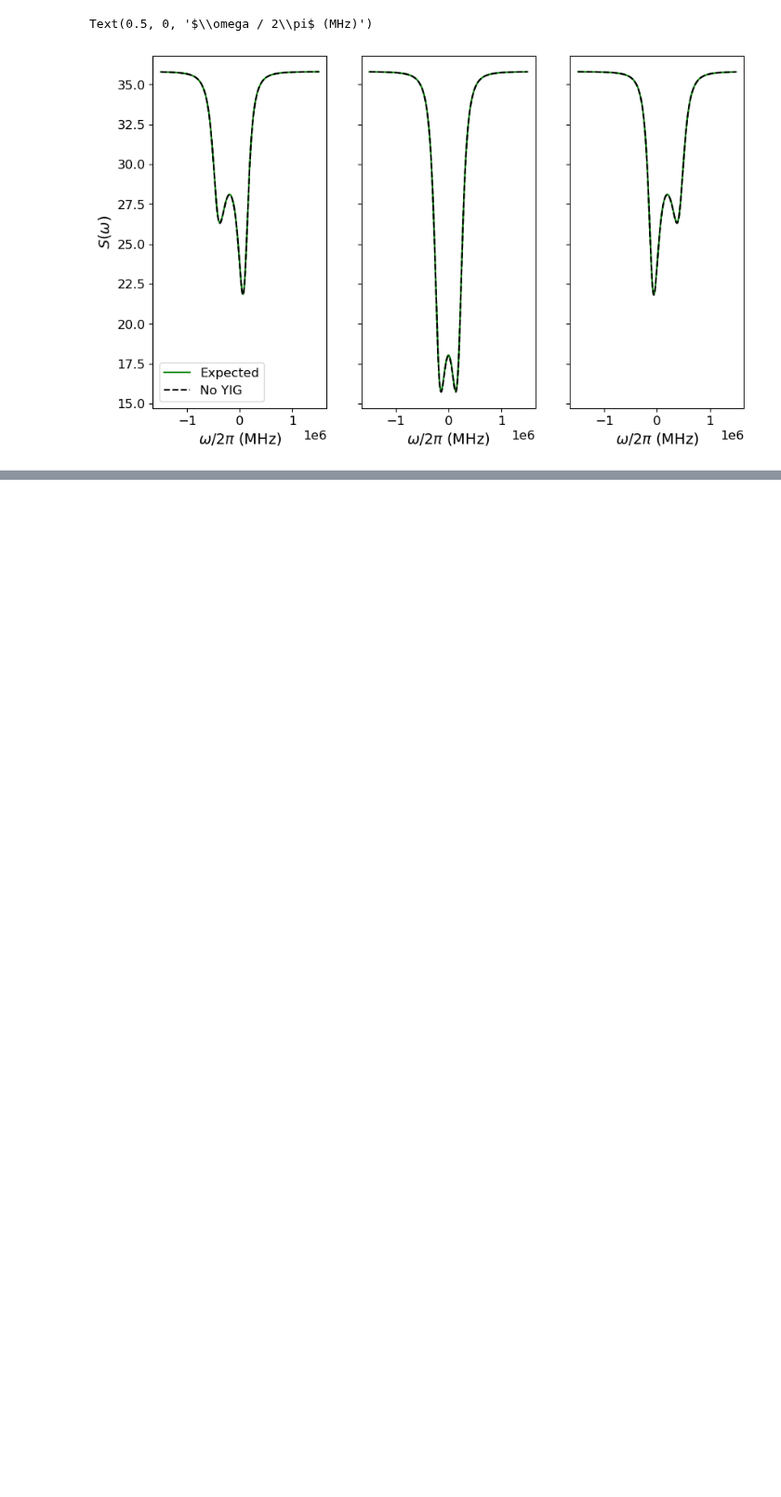
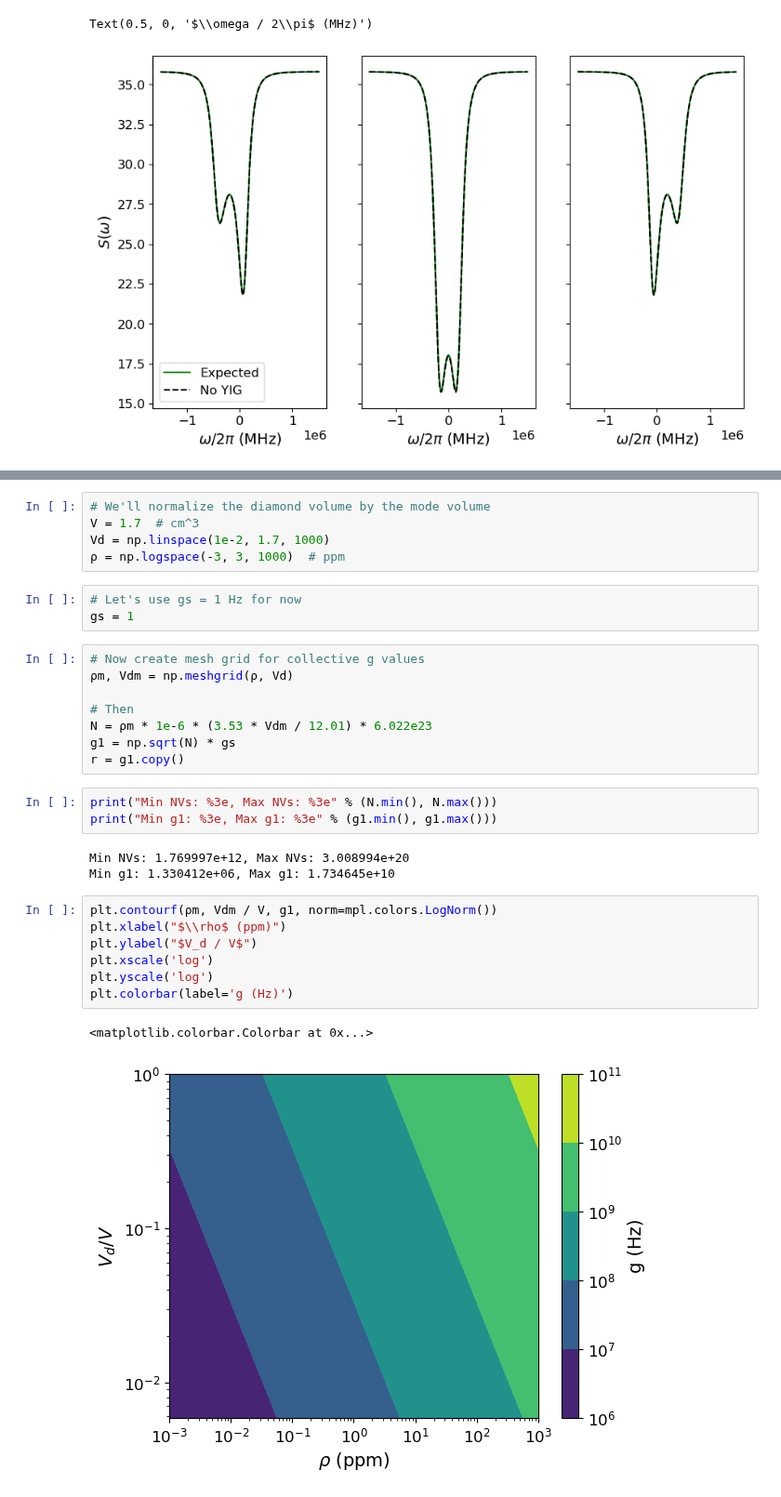
Before and after one commit to jleamer/mode_cooling, a Jupyter notebook: yig_nv_cooling.ipynb, the cells around one changed output, grey strips where cells are left out. Shown at 93% size. Saved outputs shown, nothing was run; the diff lists cells and outputs as text; blank space fills up the shorter version.

```diff
--- a/yig_nv_cooling.ipynb
+++ b/yig_nv_cooling.ipynb
@@ -386,0 +502,32 @@ Text(0.5, 0, '$\\omega / 2\\pi$ (MHz)')
+# %%
+# We'll normalize the diamond volume by the mode volume
+V = 1.7  # cm^3
+Vd = np.linspace(1e-2, 1.7, 1000)
+ρ = np.logspace(-3, 3, 1000)  # ppm
+# %%
+# Let's use gs = 1 Hz for now
+gs = 1
+# %%
+# Now create mesh grid for collective g values
+ρm, Vdm = np.meshgrid(ρ, Vd)
+
+# Then
+N = ρm * 1e-6 * (3.53 * Vdm / 12.01) * 6.022e23
+g1 = np.sqrt(N) * gs
+r = g1.copy()
+# %%
+print("Min NVs: %3e, Max NVs: %3e" % (N.min(), N.max()))
+print("Min g1: %3e, Max g1: %3e" % (g1.min(), g1.max()))
+# %% [output]
+Min NVs: 1.769997e+12, Max NVs: 3.008994e+20
+Min g1: 1.330412e+06, Max g1: 1.734645e+10
+# %%
+plt.contourf(ρm, Vdm / V, g1, norm=mpl.colors.LogNorm())
+plt.xlabel("$\\rho$ (ppm)")
+plt.ylabel("$V_d / V$")
+plt.xscale('log')
+plt.yscale('log')
+plt.colorbar(label='g (Hz)')
+# %% [output]
+<matplotlib.colorbar.Colorbar at 0x...>
+[figure, added]
```
Also changed, not shown: parts of 25 cells of this notebook, 1 other file.
